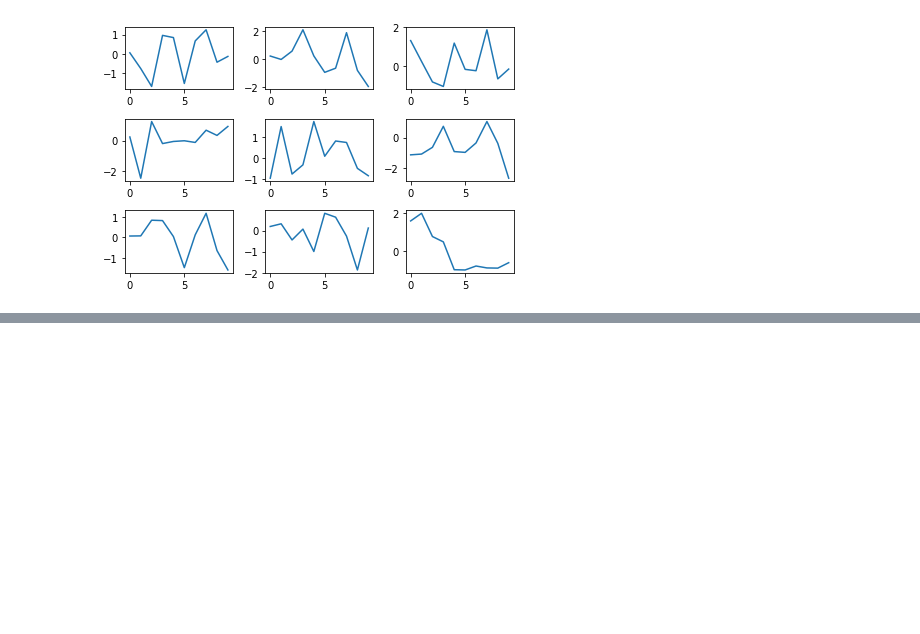
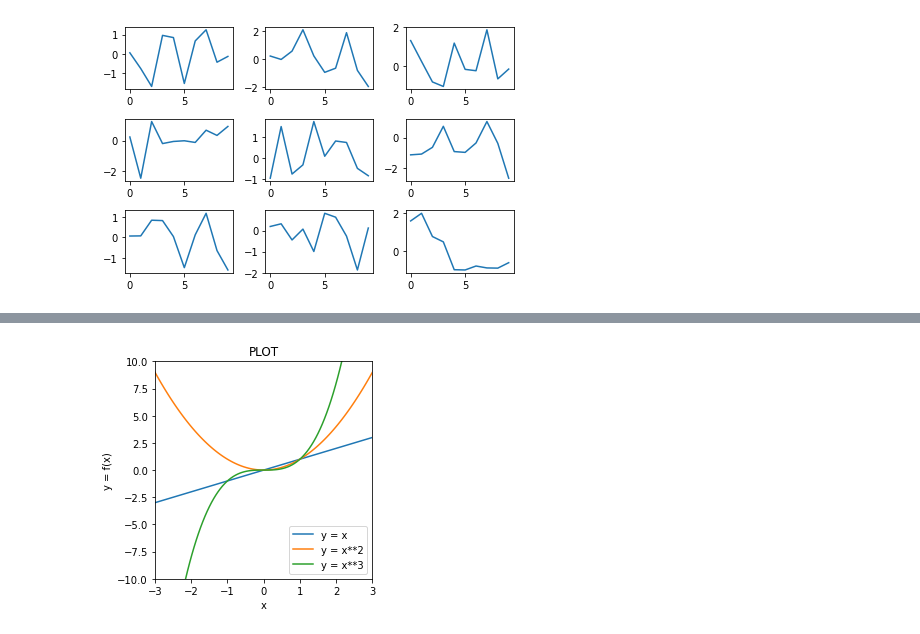
Before and after one commit to kavinda-ravishan/A_deep_understanding_of_deep_learning, a Jupyter notebook: 04 Python intro_ Text and plots/app.ipynb, the cells around one changed output, grey strips where cells are left out. Saved outputs shown, nothing was run; the diff lists cells and outputs as text; code cells hidden in the pictures; blank space fills up the shorter version.

Commit message:
Making the graphs look nicer

```diff
--- a/04 Python intro_ Text and plots/app.ipynb
+++ b/04 Python intro_ Text and plots/app.ipynb
@@ -266,0 +274,25 @@ plt.tight_layout()
+# %%
+x = np.linspace(-3, 3, 101)
+# %%
+plt.plot(x, x, label='y = x')
+plt.plot(x, x**2, label='y = x**2')
+plt.plot(x, x**3, label='y = x**3')
+
+plt.legend()
+
+plt.xlabel('x')
+plt.ylabel('y = f(x)')
+
+plt.title('PLOT')
+
+plt.xlim([x[0], x[-1]])
+plt.ylim([-10, 10])
+
+# plt.axis('square')
+
+plt.gca().set_aspect(0.3) # gca : get current axis
+# plt.gca().set_aspect('auto')
+
+plt.show()
+# %% [output]
+[figure, added]
```
Also changed, not shown: parts of 6 cells of this notebook.
